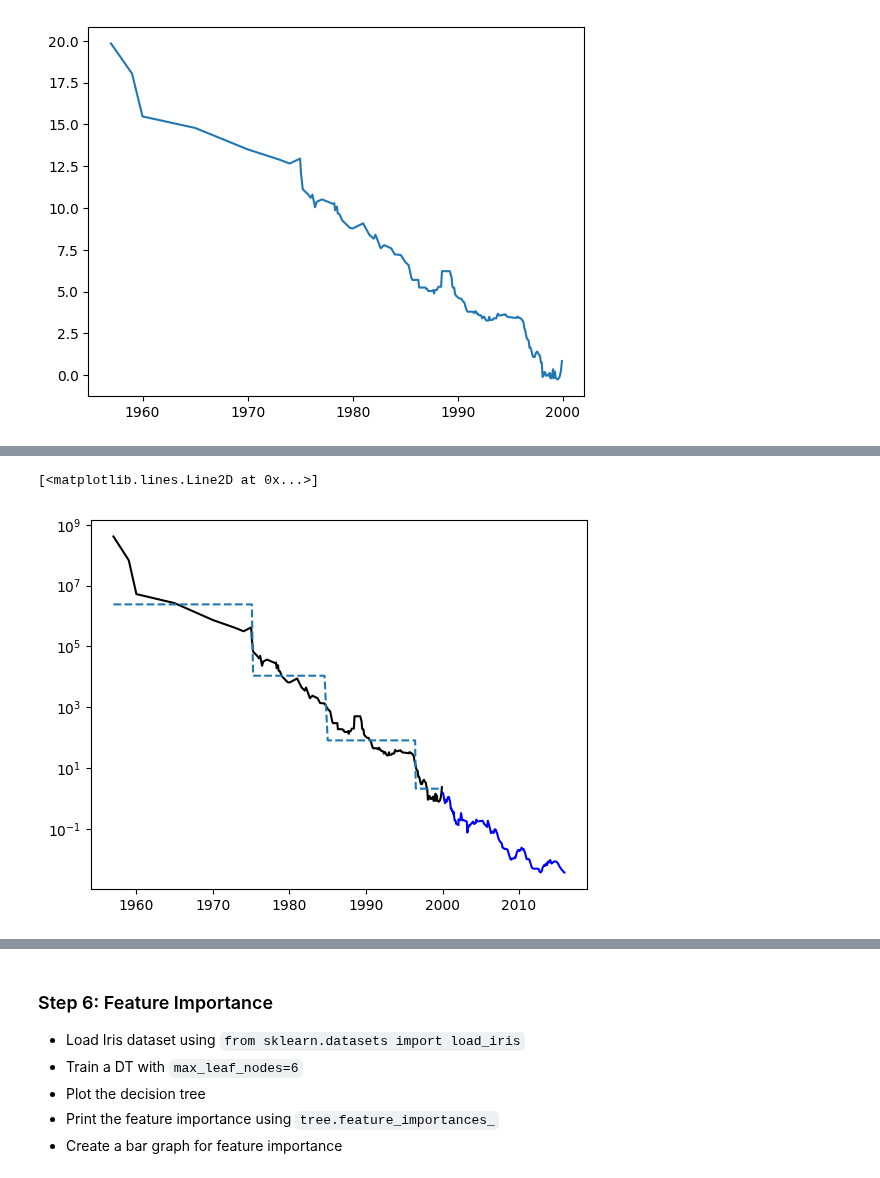
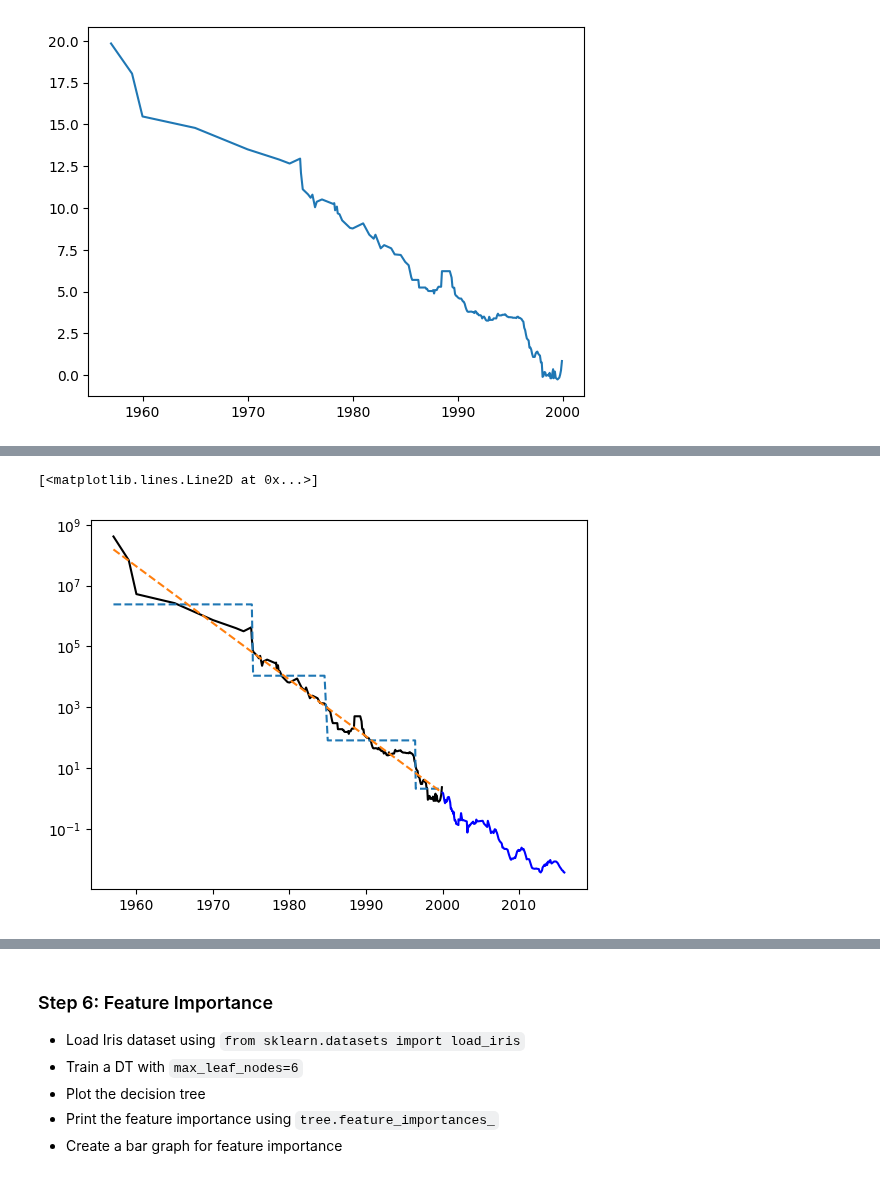
Before and after one commit to arifaygun/Magnimind-ML, a Jupyter notebook: AA_5_01_DecisionTreesSt.ipynb, the cells around one changed output, grey strips where cells are left out. Cells and saved outputs as stored; diff of their text form; code cells hidden in the pictures.

```diff
--- a/AA_5_01_DecisionTreesSt.ipynb
+++ b/AA_5_01_DecisionTreesSt.ipynb
@@ -362,10 +363,11 @@ lr_train_predict = np.exp(linear_reg.predict(X_train))
 # %%
 plt.semilogy(data_train.date, data_train.price, label='Training Data', c='k')
 plt.semilogy(data_test.date, data_test.price, label='Test Data', c='b')
 plt.semilogy(data_train.date, tree_train_predict, '--', label='Tree Prediction')
+plt.semilogy(data_train.date, lr_train_predict, '--', label='Linear Prediction')
 # %% [output]
 [<matplotlib.lines.Line2D at 0x...>]
-[figure, old version]
+[figure, new version]
 # %%
 from sklearn.tree import DecisionTreeRegressor
 # %%
```
Also changed, not shown: parts of 8 cells of this notebook.
